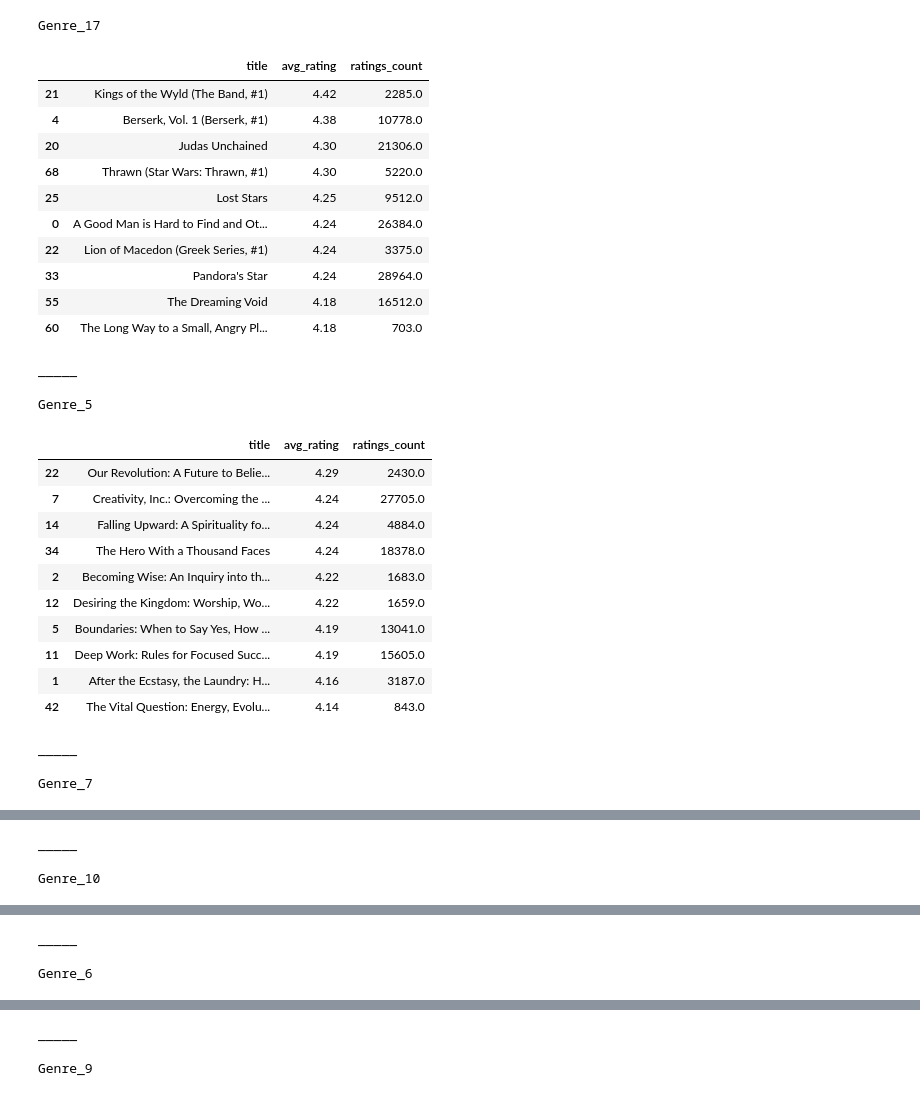
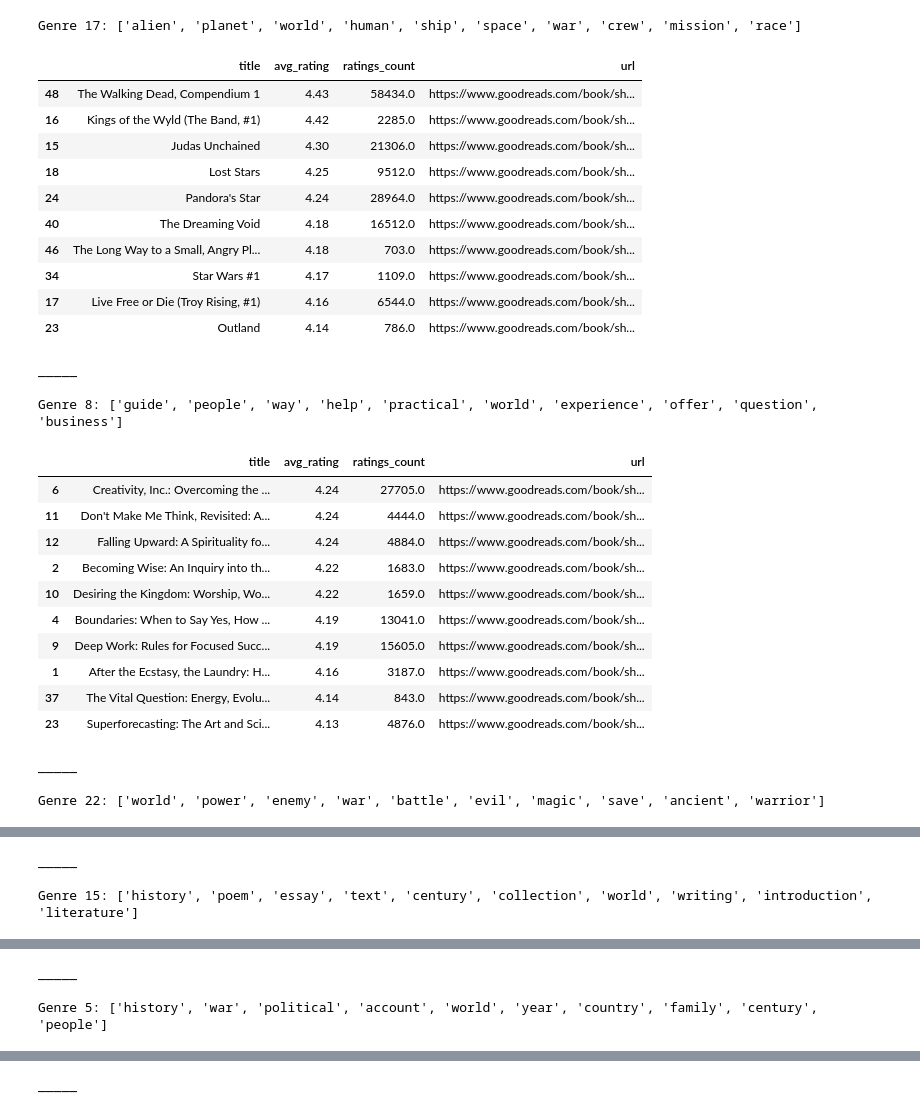
Before and after one commit to mraottth/projects, a Jupyter notebook: Goodreads Book Recommender/book_recommender.ipynb, the cells around one changed output, grey strips where cells are left out. Cells and saved outputs as stored; diff of their text form; code cells hidden in the pictures.

```diff
--- a/Goodreads Book Recommender/book_recommender.ipynb
+++ b/Goodreads Book Recommender/book_recommender.ipynb
@@ -18,6 +18,7 @@ from scipy.sparse.linalg import svds
 wd = os.getcwd()
 df_books = pd.read_csv(wd + "/data/goodreads_books.csv")
 df_inferred_genres = pd.read_csv(wd + "/data/inferred_genres.csv")
+genre_descriptors = pd.read_csv(wd + "/data/inferred_genre_top_words.csv")
 
 # Join genres to books
 df_books = pd.merge(df_books, df_inferred_genres.drop(columns="title"), how="left", on="book_id")
@@ -108,9 +109,10 @@ def find_neighbors(n_neighbors, target_user, ratings_df, ind_books, books):
 
     # Filter out later volumes in series using regex pattern
     regex1 = r"#([2-9]|[1-9]\d+)"
-    regex2 = r"Vol. ([2-9]|[1-9]\d+)"
+    regex2 = r"Vol. ([0-9]|[1-9]\d+)"
     neighbor_user_ratings = neighbor_user_ratings[~neighbor_user_ratings["title"].str.contains(regex1)]
     neighbor_user_ratings = neighbor_user_ratings[~neighbor_user_ratings["title"].str.contains(regex2)]
+    neighbor_user_ratings = neighbor_user_ratings[~neighbor_user_ratings["title"].str.contains("#1-")]
 
     # View target user's ratings
     target_user_ratings = pd.DataFrame([target_user_books, target_user_book_rat]).T.rename(columns={0:"book_index",1:"user_rating"})
@@ -119,7 +121,8 @@ def find_neighbors(n_neighbors, target_user, ratings_df, ind_books, books):
 
     return neighbor_user_ratings, target_user_ratings
 # %%
-neighbor_user_ratings, target_user_ratings = find_neighbors(75, target, df_reviews, book_index, df_books)
+n_neighbors = 75
+neighbor_user_ratings, target_user_ratings = find_neighbors(n_neighbors, target, df_reviews, book_index, df_books)
 # %%
 # View neighbors rating table
 neighbor_user_ratings.head()
@@ -230,46 +205,51 @@ plt.show()
 # %%
-# Loop through genres in descending relevance order and print top 5 recs
-for genre in genre_ranking.index[0:10]:
+# Loop through genres in descending relevance order and print top recs
+for genre in genre_ranking.index[0:5]:
 
     g = float(genre[6:])
     highest_rated_recs_genre = neighbor_user_ratings.query("main_genre == @g")\
-        .groupby(["title", "avg_rating", "ratings_count", "year"])["book_id"]\
+        .groupby(["title", "avg_rating", "ratings_count", "year", "url"])["book_id"]\
         .count().reset_index().sort_values(by=["avg_rating", "book_id"], ascending=False)\
         .rename(columns={"book_id":"percent_similar_users_read"})
 
     highest_rated_recs_genre["percent_similar_users_read"] = highest_rated_recs_genre["percent_similar_users_read"] / n_neighbors
-    highest_rated_recs_genre = highest_rated_recs_genre.query("ratings_count > 400")
+    highest_rated_recs_genre = highest_rated_recs_genre.query("ratings_count > 400 & avg_rating > 3.9")
 
-    print(genre)
-    display(highest_rated_recs_genre[["title", "avg_rating", "ratings_count"]].head(10))
+    # Print genre name and descriptor
+    for nt in genre_descriptors.itertuples():
+        genre_rep = genre.replace("_"," ")
+        if nt.genre_string[0:len(f"{genre}:")] == f"{genre_rep}:":
+            print(nt.genre_string)
+
+    display(highest_rated_recs_genre[["title", "avg_rating", "ratings_count", "url"]].head(10))
     print("_____\n")
 # %% [output]
-Genre_17
+Genre 17: ['alien', 'planet', 'world', 'human', 'ship', 'space', 'war', 'crew', 'mission', 'race']
-|  | title | avg_rating | ratings_count |
-| 21 | Kings of the Wyld (The Band, #1) | 4.42 | 2285.0 |
-| 4 | Berserk, Vol. 1 (Berserk, #1) | 4.38 | 10778.0 |
-| 20 | Judas Unchained | 4.30 | 21306.0 |
-| 68 | Thrawn (Star Wars: Thrawn, #1) | 4.30 | 5220.0 |
-| 25 | Lost Stars | 4.25 | 9512.0 |
-| 0 | A Good Man is Hard to Find and Ot... | 4.24 | 26384.0 |
-| 22 | Lion of Macedon (Greek Series, #1) | 4.24 | 3375.0 |
-| 33 | Pandora's Star | 4.24 | 28964.0 |
-| 55 | The Dreaming Void | 4.18 | 16512.0 |
-| 60 | The Long Way to a Small, Angry Pl... | 4.18 | 703.0 |
+|  | title | avg_rating | ratings_count | url |
+| 48 | The Walking Dead, Compendium 1 | 4.43 | 58434.0 | https://www.goodreads.com/book/sh... |
+| 16 | Kings of the Wyld (The Band, #1) | 4.42 | 2285.0 | https://www.goodreads.com/book/sh... |
+| 15 | Judas Unchained | 4.30 | 21306.0 | https://www.goodreads.com/book/sh... |
+| 18 | Lost Stars | 4.25 | 9512.0 | https://www.goodreads.com/book/sh... |
+| 24 | Pandora's Star | 4.24 | 28964.0 | https://www.goodreads.com/book/sh... |
+| 40 | The Dreaming Void | 4.18 | 16512.0 | https://www.goodreads.com/book/sh... |
+| 46 | The Long Way to a Small, Angry Pl... | 4.18 | 703.0 | https://www.goodreads.com/book/sh... |
+| 34 | Star Wars #1 | 4.17 | 1109.0 | https://www.goodreads.com/book/sh... |
+| 17 | Live Free or Die (Troy Rising, #1) | 4.16 | 6544.0 | https://www.goodreads.com/book/sh... |
+| 23 | Outland | 4.14 | 786.0 | https://www.goodreads.com/book/sh... |
 _____
 
-Genre_5
+Genre 8: ['guide', 'people', 'way', 'help', 'practical', 'world', 'experience', 'offer', 'question', 'business']
-|  | title | avg_rating | ratings_count |
-| 22 | Our Revolution: A Future to Belie... | 4.29 | 2430.0 |
-| 7 | Creativity, Inc.: Overcoming the ... | 4.24 | 27705.0 |
-| 14 | Falling Upward: A Spirituality fo... | 4.24 | 4884.0 |
-| 34 | The Hero With a Thousand Faces | 4.24 | 18378.0 |
-| 2 | Becoming Wise: An Inquiry into th... | 4.22 | 1683.0 |
-| 12 | Desiring the Kingdom: Worship, Wo... | 4.22 | 1659.0 |
-| 5 | Boundaries: When to Say Yes, How ... | 4.19 | 13041.0 |
-| 11 | Deep Work: Rules for Focused Succ... | 4.19 | 15605.0 |
-| 1 | After the Ecstasy, the Laundry: H... | 4.16 | 3187.0 |
-| 42 | The Vital Question: Energy, Evolu... | 4.14 | 843.0 |
+|  | title | avg_rating | ratings_count | url |
+| 6 | Creativity, Inc.: Overcoming the ... | 4.24 | 27705.0 | https://www.goodreads.com/book/sh... |
+| 11 | Don't Make Me Think, Revisited: A... | 4.24 | 4444.0 | https://www.goodreads.com/book/sh... |
+| 12 | Falling Upward: A Spirituality fo... | 4.24 | 4884.0 | https://www.goodreads.com/book/sh... |
+| 2 | Becoming Wise: An Inquiry into th... | 4.22 | 1683.0 | https://www.goodreads.com/book/sh... |
+| 10 | Desiring the Kingdom: Worship, Wo... | 4.22 | 1659.0 | https://www.goodreads.com/book/sh... |
+| 4 | Boundaries: When to Say Yes, How ... | 4.19 | 13041.0 | https://www.goodreads.com/book/sh... |
+| 9 | Deep Work: Rules for Focused Succ... | 4.19 | 15605.0 | https://www.goodreads.com/book/sh... |
+| 1 | After the Ecstasy, the Laundry: H... | 4.16 | 3187.0 | https://www.goodreads.com/book/sh... |
+| 37 | The Vital Question: Energy, Evolu... | 4.14 | 843.0 | https://www.goodreads.com/book/sh... |
+| 23 | Superforecasting: The Art and Sci... | 4.13 | 4876.0 | https://www.goodreads.com/book/sh... |
 _____
 
-Genre_7
+Genre 22: ['world', 'power', 'enemy', 'war', 'battle', 'evil', 'magic', 'save', 'ancient', 'warrior']
@@ -287,3 +267,3 @@ Genre_7
 _____
 
-Genre_10
+Genre 15: ['history', 'poem', 'essay', 'text', 'century', 'collection', 'world', 'writing', 'introduction', 'literature']
@@ -301,3 +281,3 @@ Genre_10
 _____
 
-Genre_6
+Genre 5: ['history', 'war', 'political', 'account', 'world', 'year', 'country', 'family', 'century', 'people']
@@ -315,3 +294 @@ Genre_6
 _____
-
-Genre_9
```
Also changed, not shown: parts of 24 cells of this notebook, 3 other files.
